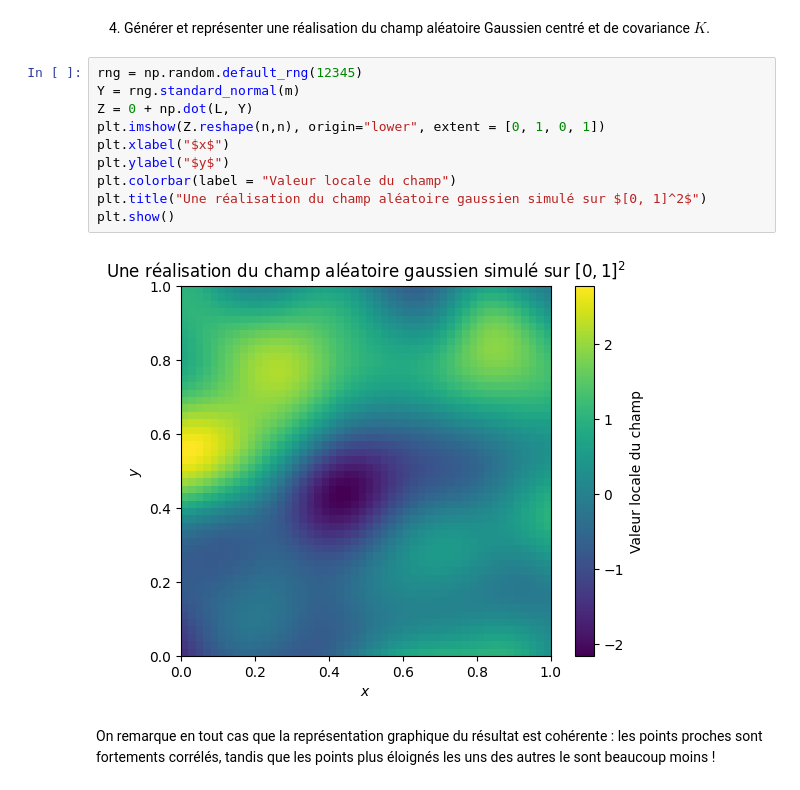
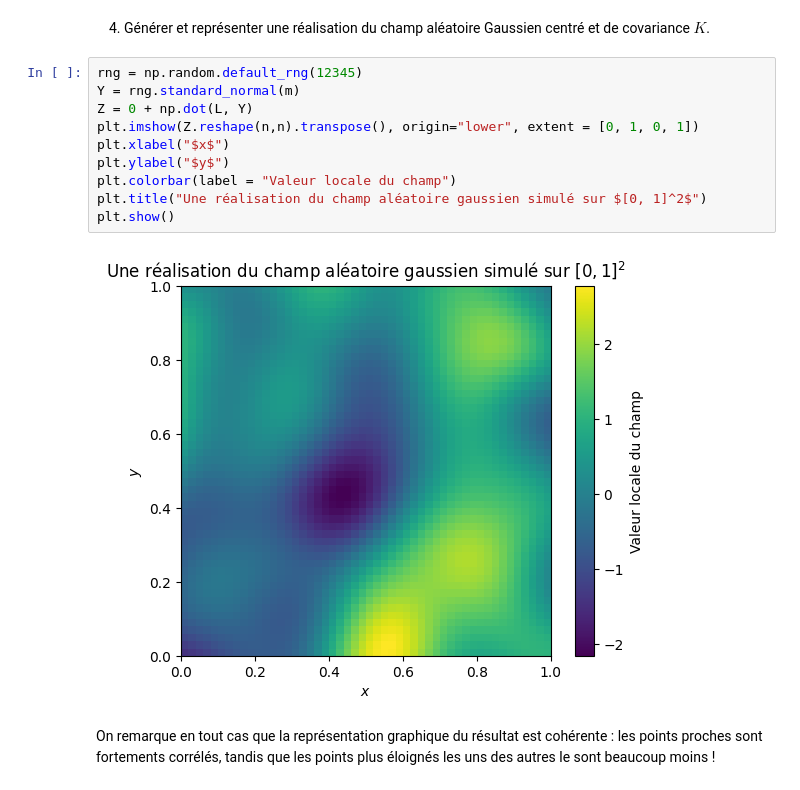
Before and after one commit to louismaguer/projet-maths-info, a Jupyter notebook: projet-probas/Projet Probabilités.ipynb, the cells around one changed output. Saved outputs shown, nothing was run; the diff lists cells and outputs as text.

```diff
--- a/projet-probas/Projet Probabilités.ipynb
+++ b/projet-probas/Projet Probabilités.ipynb
@@ -78,15 +78,15 @@ L = np.linalg.cholesky(K)
 # %%
 rng = np.random.default_rng(12345)
 Y = rng.standard_normal(m)
 Z = 0 + np.dot(L, Y)
-plt.imshow(Z.reshape(n,n), origin="lower", extent = [0, 1, 0, 1])
+plt.imshow(Z.reshape(n,n).transpose(), origin="lower", extent = [0, 1, 0, 1])
 plt.xlabel("$x$")
 plt.ylabel("$y$")
 plt.colorbar(label = "Valeur locale du champ")
 plt.title("Une réalisation du champ aléatoire gaussien simulé sur $[0, 1]^2$")
 plt.show()
 # %% [output]
-[figure, old version]
+[figure, new version]
 # %% [markdown]
 On remarque en tout cas que la représentation graphique du résultat est cohérente : les points proches sont fortements corrélés, tandis que les points plus éloignés les uns des autres le sont beaucoup moins !
 # %% [markdown]
```
Also changed, not shown: parts of 8 cells of this notebook.
